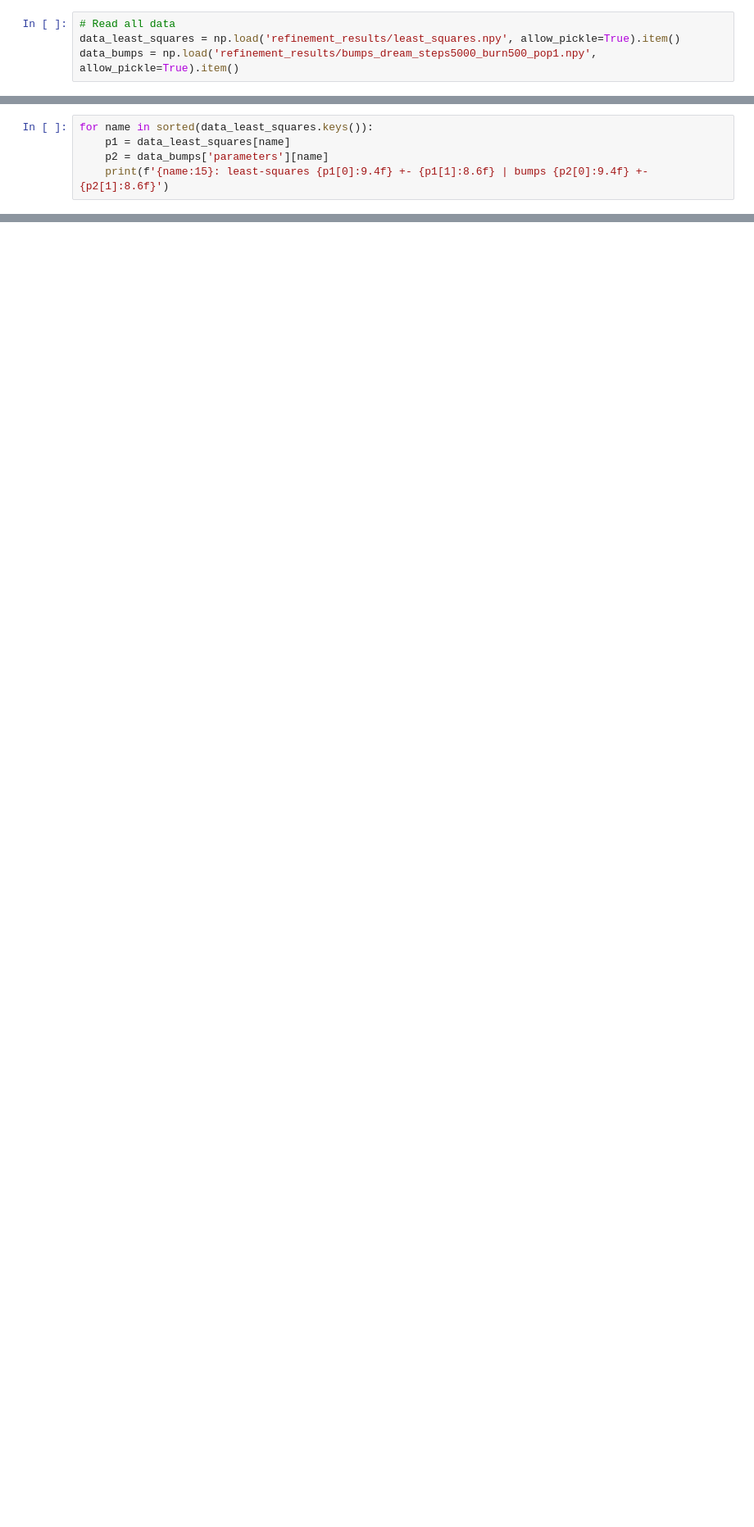
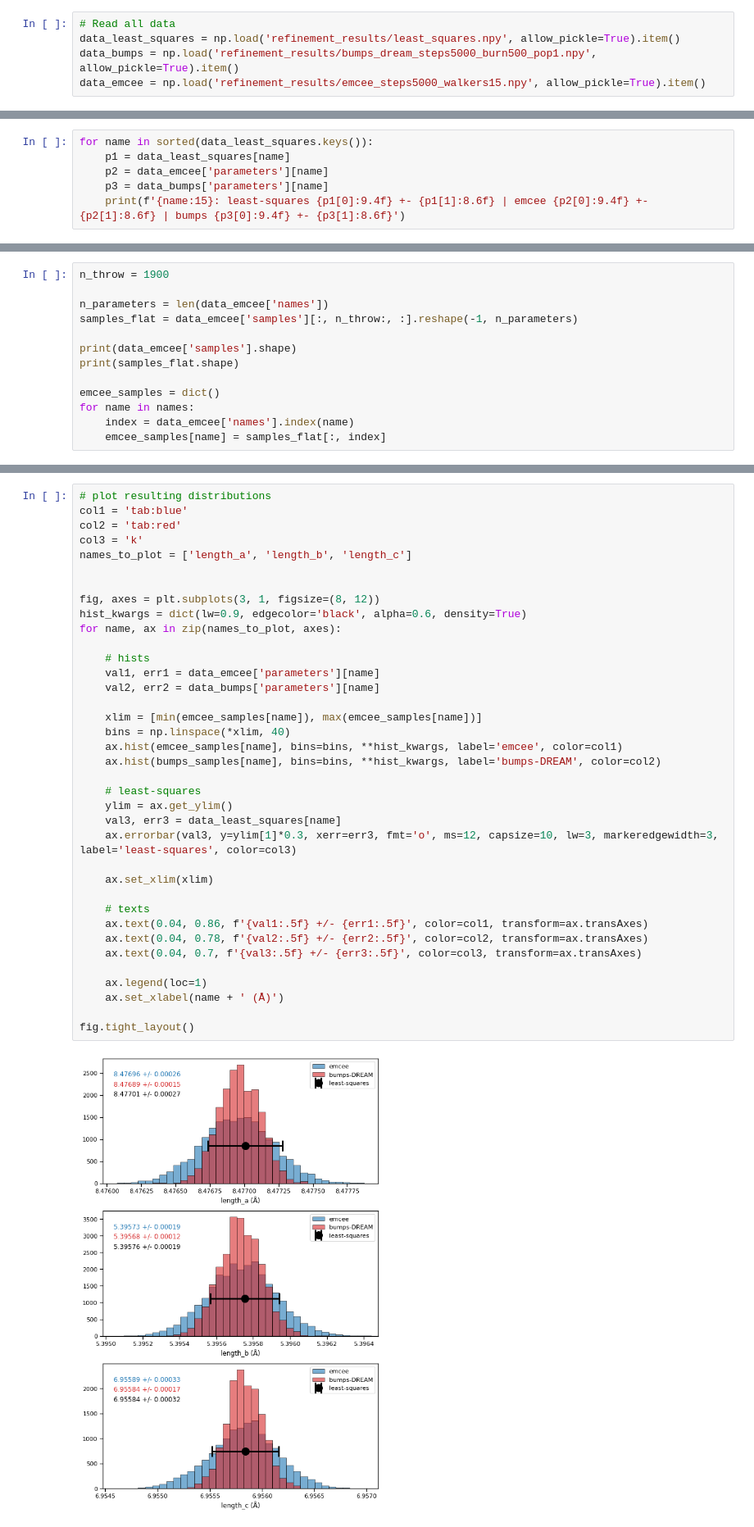
Before and after one commit to EasyScience/EasyDiffractionLibDocs, a Jupyter notebook: content/tutorials/advanced/analyze_refinement_results.ipynb, the cells around one changed output, grey strips where cells are left out. Shown at 82% size. Cells and saved outputs as stored; diff of their text form; blank space fills up the shorter version.

```diff
--- a/content/tutorials/advanced/analyze_refinement_results.ipynb
+++ b/content/tutorials/advanced/analyze_refinement_results.ipynb
@@ -10,3 +10,4 @@ sns.set_context('notebook')
 # Read all data
 data_least_squares = np.load('refinement_results/least_squares.npy', allow_pickle=True).item()
 data_bumps = np.load('refinement_results/bumps_dream_steps5000_burn500_pop1.npy', allow_pickle=True).item()
+data_emcee = np.load('refinement_results/emcee_steps5000_walkers15.npy', allow_pickle=True).item()
@@ -22,6 +17,7 @@ There is an systematic underestimation in the errorbars from bumps-DREAM as disu
 # %%
 for name in sorted(data_least_squares.keys()):
     p1 = data_least_squares[name]
-    p2 = data_bumps['parameters'][name]
-    print(f'{name:15}: least-squares {p1[0]:9.4f} +- {p1[1]:8.6f} | bumps {p2[0]:9.4f} +- {p2[1]:8.6f}')
+    p2 = data_emcee['parameters'][name]
+    p3 = data_bumps['parameters'][name]
+    print(f'{name:15}: least-squares {p1[0]:9.4f} +- {p1[1]:8.6f} | emcee {p2[0]:9.4f} +- {p2[1]:8.6f} | bumps {p3[0]:9.4f} +- {p3[1]:8.6f}')
 # %% [output]
@@ -39,0 +56,13 @@ zero_shift     : least-squares    0.1568 +- 0.002768 | bumps    0.1578 +- 0.0016
+# %%
+n_throw = 1900
+
+n_parameters = len(data_emcee['names'])
+samples_flat = data_emcee['samples'][:, n_throw:, :].reshape(-1, n_parameters)
+
+print(data_emcee['samples'].shape)
+print(samples_flat.shape)
+
+emcee_samples = dict()
+for name in names:
+    index = data_emcee['names'].index(name)
+    emcee_samples[name] = samples_flat[:, index]
@@ -39,0 +72,39 @@ zero_shift     : least-squares    0.1568 +- 0.002768 | bumps    0.1578 +- 0.0016
+# %%
+# plot resulting distributions
+col1 = 'tab:blue'
+col2 = 'tab:red'
+col3 = 'k'
+names_to_plot = ['length_a', 'length_b', 'length_c']
+
+
+fig, axes = plt.subplots(3, 1, figsize=(8, 12))
+hist_kwargs = dict(lw=0.9, edgecolor='black', alpha=0.6, density=True)
+for name, ax in zip(names_to_plot, axes):
+
+    # hists
+    val1, err1 = data_emcee['parameters'][name]
+    val2, err2 = data_bumps['parameters'][name]
+
+    xlim = [min(emcee_samples[name]), max(emcee_samples[name])]
+    bins = np.linspace(*xlim, 40)
+    ax.hist(emcee_samples[name], bins=bins, **hist_kwargs, label='emcee', color=col1)
+    ax.hist(bumps_samples[name], bins=bins, **hist_kwargs, label='bumps-DREAM', color=col2)
+
+    # least-squares
+    ylim = ax.get_ylim()
+    val3, err3 = data_least_squares[name]
+    ax.errorbar(val3, y=ylim[1]*0.3, xerr=err3, fmt='o', ms=12, capsize=10, lw=3, markeredgewidth=3, label='least-squares', color=col3)
+
+    ax.set_xlim(xlim)
+
+    # texts
+    ax.text(0.04, 0.86, f'{val1:.5f} +/- {err1:.5f}', color=col1, transform=ax.transAxes)
+    ax.text(0.04, 0.78, f'{val2:.5f} +/- {err2:.5f}', color=col2, transform=ax.transAxes)
+    ax.text(0.04, 0.7, f'{val3:.5f} +/- {err3:.5f}', color=col3, transform=ax.transAxes)
+
+    ax.legend(loc=1)
+    ax.set_xlabel(name + ' (Å)')
+
+fig.tight_layout()
+# %% [output]
+[figure, added]
```
Also changed, not shown: parts of 7 cells of this notebook, 2 other files.
